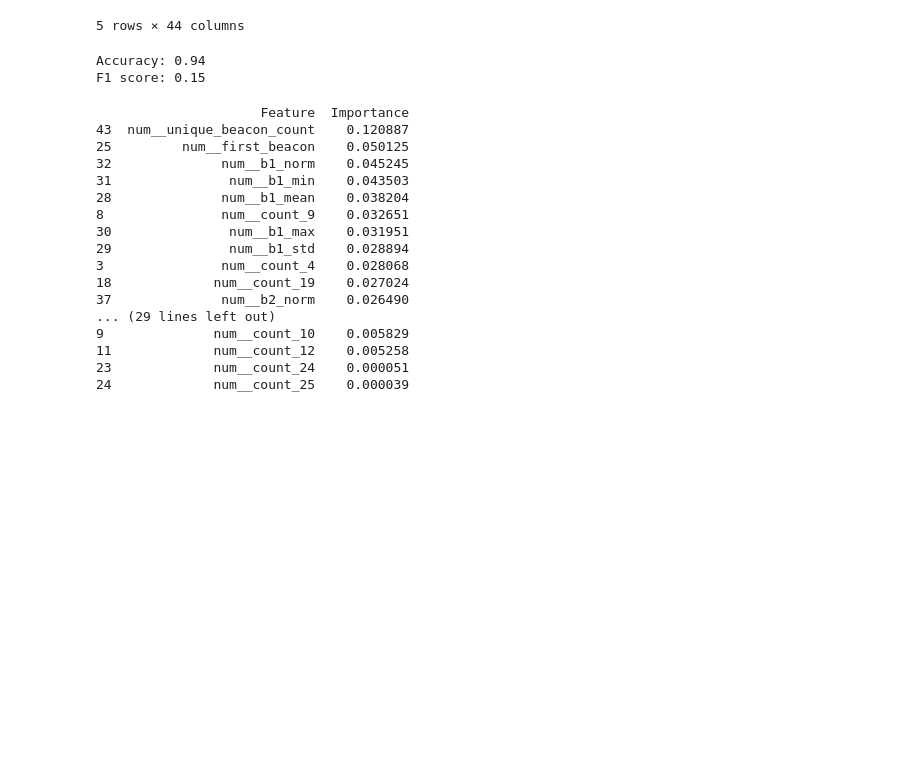
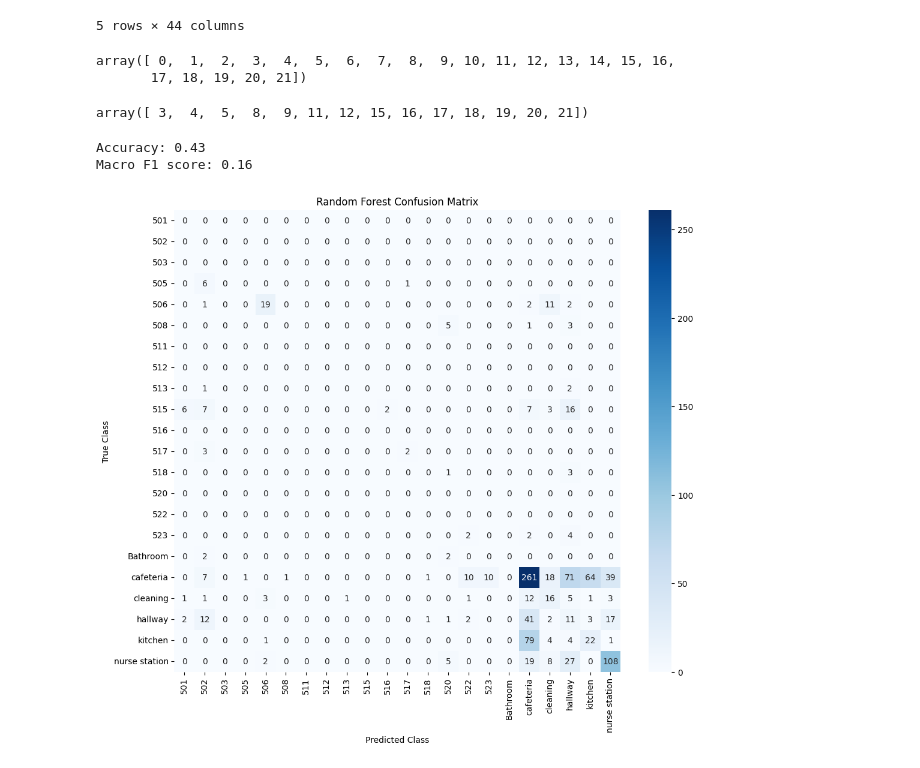
Before and after one commit to melikas/Thunderbolts-W, a Jupyter notebook: notebooks/random_forest.ipynb, the cells around one changed output. Saved outputs shown, nothing was run; the diff lists cells and outputs as text; code cells hidden in the pictures; blank space fills up the shorter version.

Commit message:
corrected random forest

```diff
--- a/notebooks/random_forest.ipynb
+++ b/notebooks/random_forest.ipynb
@@ -52,11 +73,23 @@ y_encoded = label_encoder.fit_transform(y)
 # %%
-split_idx = int(0.7 * len(X))
+split_idx = int(0.8 * len(X))
 
 X_train = X.iloc[:split_idx]
 X_test  = X.iloc[split_idx:]
 
-y_train = y_encoded[:split_idx]
-y_test  = y_encoded[split_idx:]
+y_train = y[:split_idx]
+y_test  = y[split_idx:]
+# %%
+le = LabelEncoder()
+y_train_encoded = le.fit_transform(y_train)
+np.unique(y_train_encoded)
+# %% [output]
+array([ 0,  1,  2,  3,  4,  5,  6,  7,  8,  9, 10, 11, 12, 13, 14, 15, 16,
+       17, 18, 19, 20, 21])
+# %%
+y_test_encoded = le.transform(y_test)
+np.unique(y_test_encoded)
+# %% [output]
+array([ 3,  4,  5,  8,  9, 11, 12, 15, 16, 17, 18, 19, 20, 21])
 # %%
 preprocessor = ColumnTransformer(
     transformers=[
@@ -77,41 +110,25 @@ pipeline = Pipeline([
     ))
 ])
 # %%
-pipeline.fit(X_train, y_train)
+pipeline.fit(X_train, y_train_encoded)
 y_pred = pipeline.predict(X_test)
 # %%
-accuracy = accuracy_score(y_test, y_pred)
-f1 = f1_score(y_test, y_pred, average='macro')
+accuracy = accuracy_score(y_test_encoded, y_pred)
+f1 = f1_score(y_test_encoded, y_pred, average='macro')
 
 print(f"Accuracy: {accuracy:.2f}")
-print(f"F1 score: {f1:.2f}")
+print(f"Macro F1 score: {f1:.2f}")
 # %% [output]
-Accuracy: 0.94
-F1 score: 0.15
+Accuracy: 0.43
+Macro F1 score: 0.16
-# %%
-transformed_feature_names = pipeline.named_steps['preprocess'].get_feature_names_out()
-feature_importances = pipeline.named_steps['classifier'].feature_importances_
-importance_df = pd.DataFrame({
-    'Feature': transformed_feature_names,
-    'Importance': feature_importances
-}).sort_values(by='Importance', ascending=False)
-
-print(importance_df)
-# %% [output]
-                     Feature  Importance
-43  num__unique_beacon_count    0.120887
-25         num__first_beacon    0.050125
-32              num__b1_norm    0.045245
-31               num__b1_min    0.043503
-28              num__b1_mean    0.038204
-8               num__count_9    0.032651
-30               num__b1_max    0.031951
-29               num__b1_std    0.028894
-3               num__count_4    0.028068
-18             num__count_19    0.027024
-37              num__b2_norm    0.026490
-... (29 lines left out)
-9              num__count_10    0.005829
-11             num__count_12    0.005258
-23             num__count_24    0.000051
-24             num__count_25    0.000039
+# %%
+cm = confusion_matrix(y_test_encoded, y_pred, labels=range(len(le.classes_)))
+cm_df = pd.DataFrame(cm, index=le.classes_, columns=le.classes_)
+plt.figure(figsize=(12, 10))
+sns.heatmap(cm_df, annot=True, fmt='d', cmap='Blues')
+plt.title('Random Forest Confusion Matrix')
+plt.ylabel('True Class')
+plt.xlabel('Predicted Class')
+plt.show()
+# %% [output]
+[figure, added]
```
Also changed, not shown: parts of 7 cells of this notebook, 1 other file.
